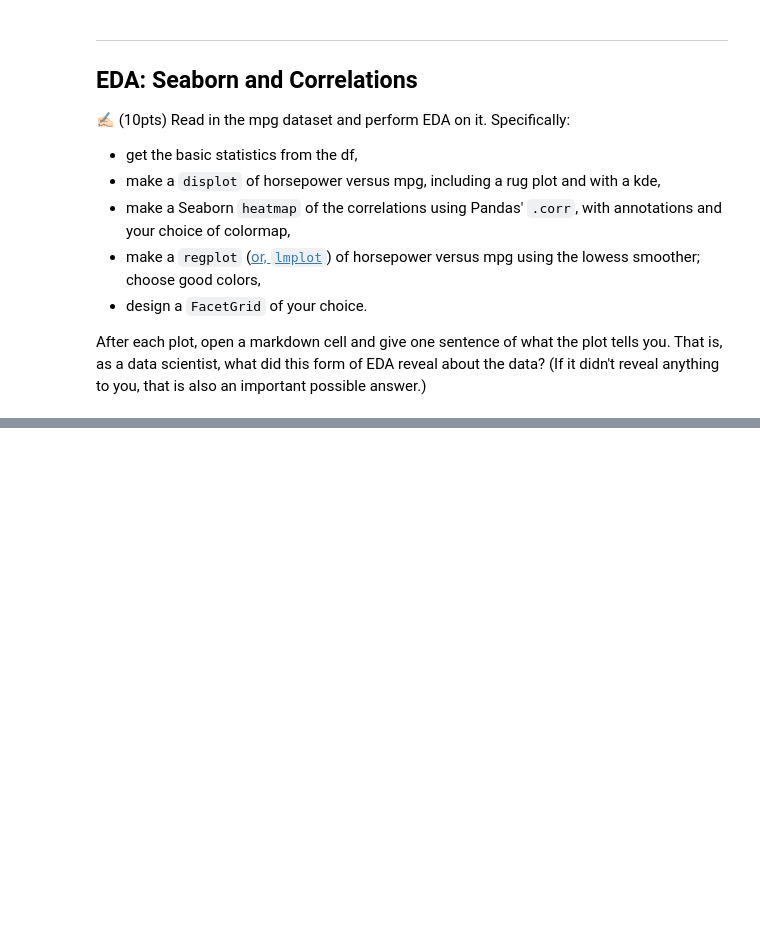
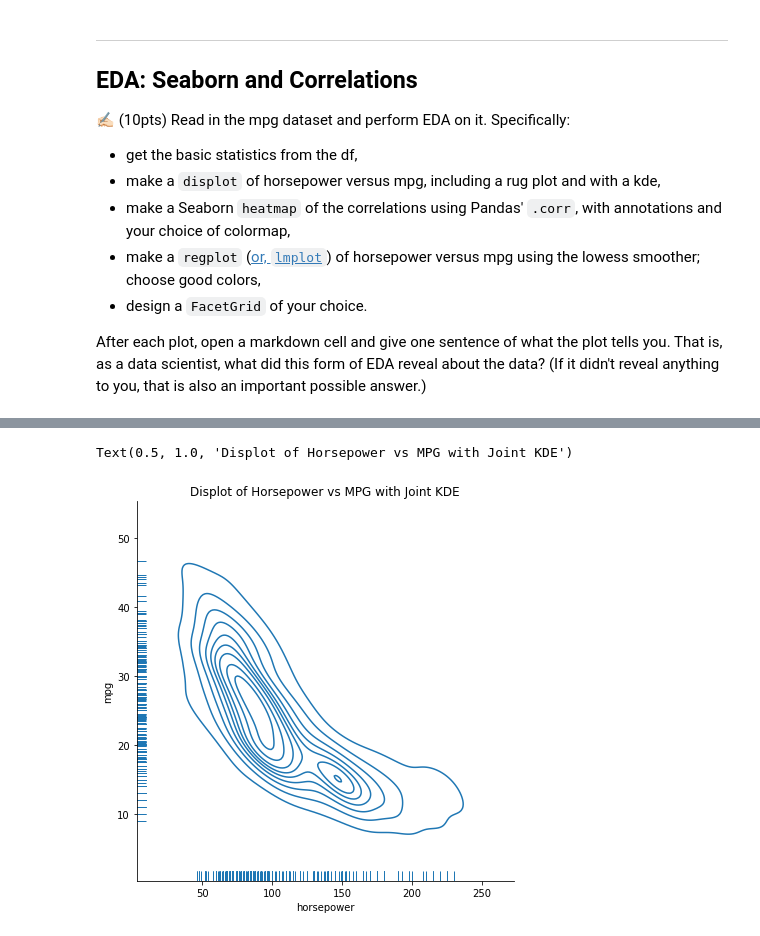
Before and after one commit to faisalece/cmse830, a Jupyter notebook: HW/HW_3.ipynb, the cells around one changed output, grey strips where cells are left out. Cells and saved outputs as stored; diff of their text form; code cells hidden in the pictures; blank space fills up the shorter version.

```diff
--- a/HW/HW_3.ipynb
+++ b/HW/HW_3.ipynb
@@ -178,3 +184,15 @@ ____
 * design a `FacetGrid` of your choice.
 
 After each plot, open a markdown cell and give one sentence of what the plot tells you. That is, as a data scientist, what did this form of EDA reveal about the data? (If it didn't reveal anything to you, that is also an important possible answer.)
+# %%
+# Import necessary libraries
+import seaborn as sns
+import matplotlib.pyplot as plt
+import pandas as pd
+
+# Load the dataset
+df_mpg = sns.load_dataset('mpg')
+print(df_mpg)
+
+# Get basic statistics
+df_mpg.describe()
@@ -180,0 +226,11 @@ After each plot, open a markdown cell and give one sentence of what the plot tel
+# %%
+%matplotlib inline
+import matplotlib.pyplot as plt
+
+# Create a displot with joint KDE
+#plt.figure(figsize=(12, 6))
+sns.displot(data=df_mpg, x='horsepower', y='mpg', kind='kde', rug=True, height=6)
+plt.title('Displot of Horsepower vs MPG with Joint KDE')
+# %% [output]
+Text(0.5, 1.0, 'Displot of Horsepower vs MPG with Joint KDE')
+[figure, added]
```
Also changed, not shown: parts of 2 cells of this notebook.
